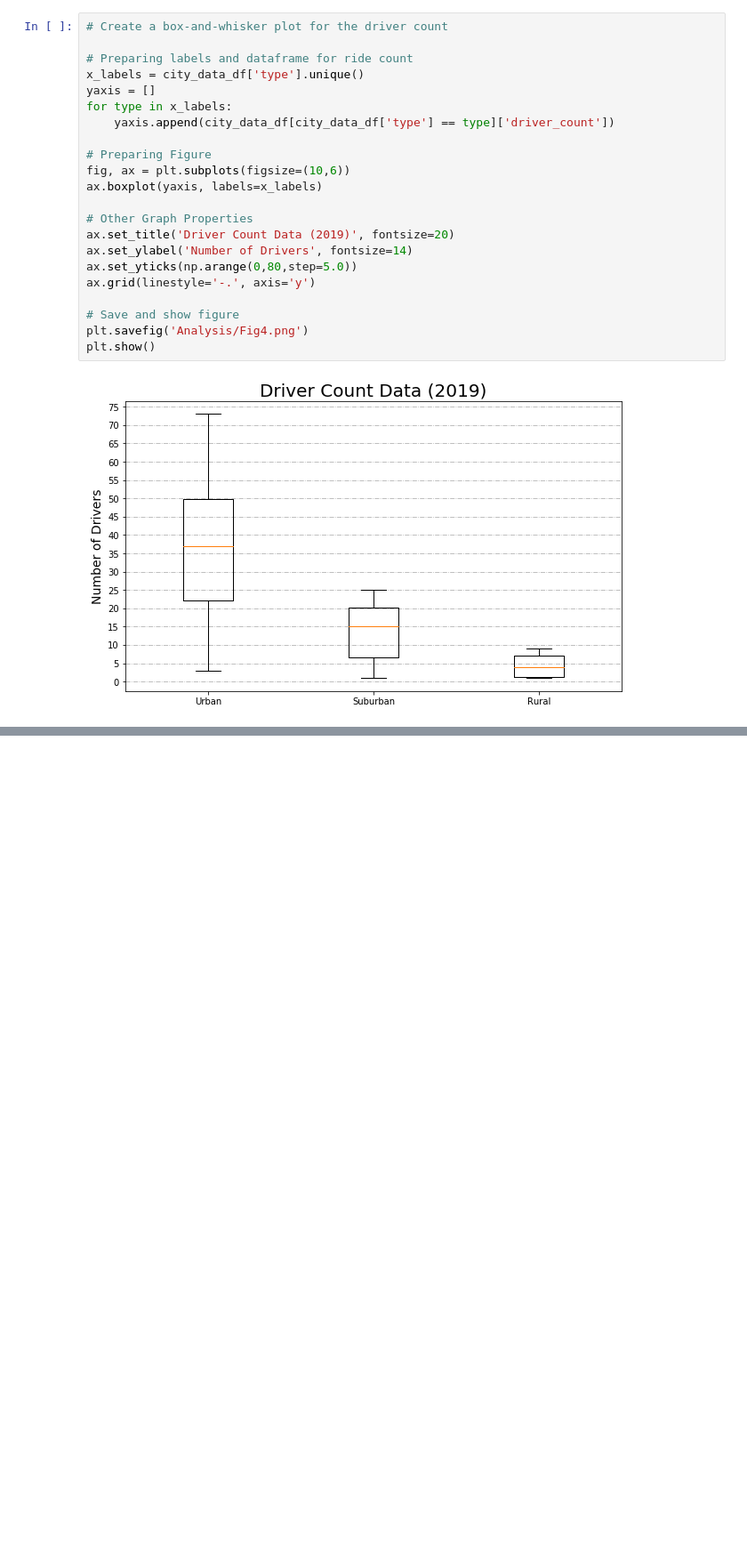
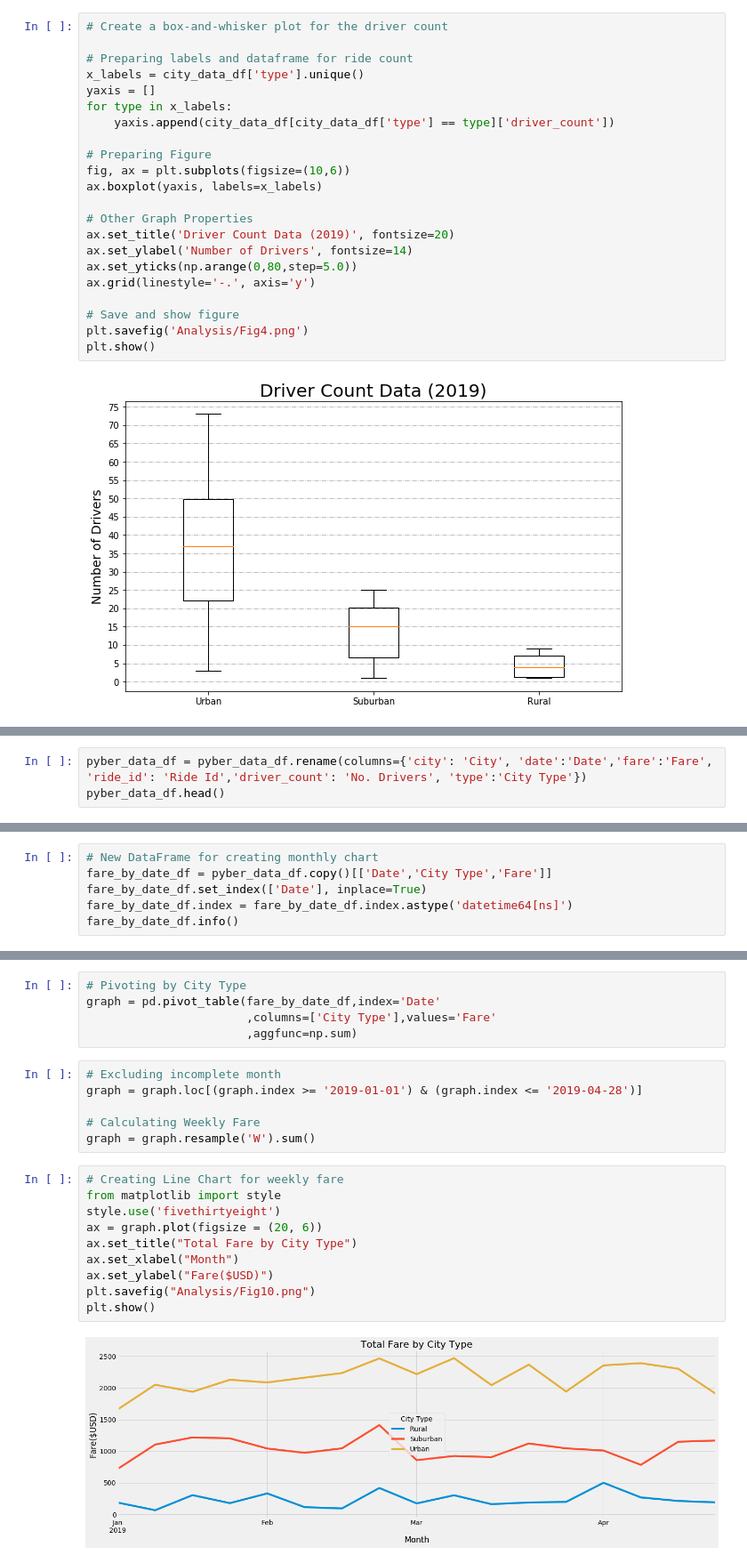
Before and after one commit to TaishiMatsuda/PyBer_Analysis, a Jupyter notebook: PyBer_Challenge.ipynb, the cells around one changed output, grey strips where cells are left out. Shown at 89% size. Drawn from its saved outputs; the diff is of its cells as text; blank space fills up the shorter version.

```diff
--- a/PyBer_Challenge.ipynb
+++ b/PyBer_Challenge.ipynb
@@ -244,0 +271,3 @@ dtype: float64
+# %%
+pyber_data_df = pyber_data_df.rename(columns={'city': 'City', 'date':'Date','fare':'Fare', 'ride_id': 'Ride Id','driver_count': 'No. Drivers', 'type':'City Type'})
+pyber_data_df.head()
@@ -244,0 +281,6 @@ dtype: float64
+# %%
+# New DataFrame for creating monthly chart
+fare_by_date_df = pyber_data_df.copy()[['Date','City Type','Fare']]
+fare_by_date_df.set_index(['Date'], inplace=True)
+fare_by_date_df.index = fare_by_date_df.index.astype('datetime64[ns]')
+fare_by_date_df.info()
@@ -244,0 +297,23 @@ dtype: float64
+# %%
+# Pivoting by City Type
+graph = pd.pivot_table(fare_by_date_df,index='Date'
+                       ,columns=['City Type'],values='Fare'
+                       ,aggfunc=np.sum)
+# %%
+# Excluding incomplete month
+graph = graph.loc[(graph.index >= '2019-01-01') & (graph.index <= '2019-04-28')]
+
+# Calculating Weekly Fare
+graph = graph.resample('W').sum()
+# %%
+# Creating Line Chart for weekly fare
+from matplotlib import style
+style.use('fivethirtyeight')
+ax = graph.plot(figsize = (20, 6))
+ax.set_title("Total Fare by City Type")
+ax.set_xlabel("Month")
+ax.set_ylabel("Fare($USD)")
+plt.savefig("Analysis/Fig10.png")
+plt.show()
+# %% [output]
+[figure, added]
```
Also changed, not shown: parts of 8 cells of this notebook, 3 other files.
